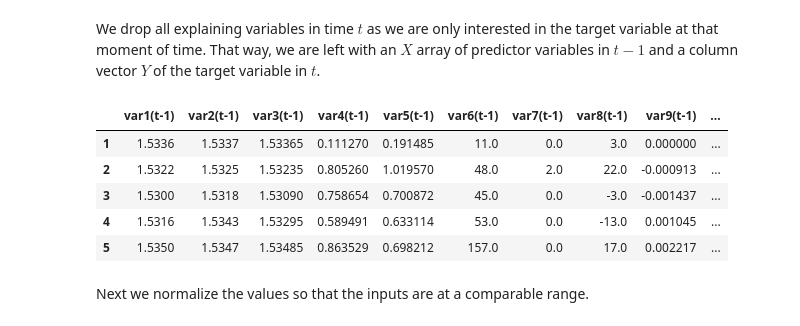
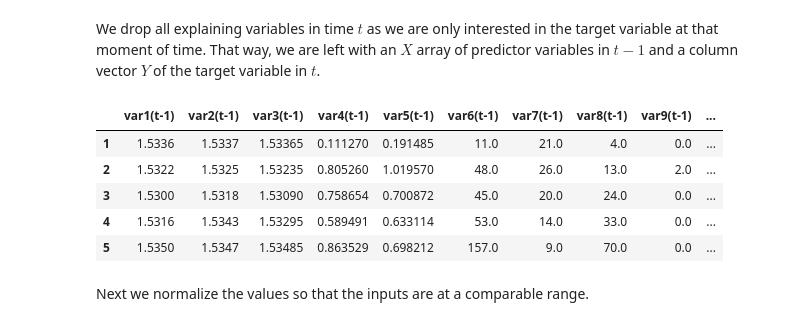
Before and after one commit to mduquem/FX-model, a Jupyter notebook: LSTM prediction model.ipynb, the cells around one changed output. Cells and saved outputs as stored; diff of their text form; code cells hidden in the pictures.

```diff
--- a/LSTM prediction model.ipynb
+++ b/LSTM prediction model.ipynb
@@ -71,7 +71,7 @@ Initially we import the dataset from a csv file and format it to fit the transfo
 
 It is important to note in it that the order flow variable is indeed correlate to the hourly change in price.
 # %%
-dataset = pd.read_csv('datos_py_3.csv', header=0, index_col=0)
+dataset = pd.read_csv('primeraEntrega/datos.csv', header=0, index_col=0)
 values = dataset.values
 values = values.astype('float32')
 dataset.describe()
@@ -102,15 +122,15 @@ reframed = series_to_supervised(values,1,1)
 # %% [markdown]
 We drop all explaining variables in time $t$ as we are only interested in the target variable at that moment of time. That way, we are left with an $X$ array of predictor variables in $t-1$ and a column vector $Y$ of the target variable in $t$.
 # %%
-reframed.drop(reframed.columns[[9,10,11,12,13,14,15,16]], axis=1, inplace=True)
+reframed.drop(reframed.columns[[11,12,13,14,15,16,17,18,19,20,21,23]], axis=1, inplace=True)
 reframed.head()
 # %% [output]
 |  | var1(t-1) | var2(t-1) | var3(t-1) | var4(t-1) | var5(t-1) | var6(t-1) | var7(t-1) | var8(t-1) | var9(t-1) | ... |
-| 1 | 1.5336 | 1.5337 | 1.53365 | 0.111270 | 0.191485 | 11.0 | 0.0 | 3.0 | 0.000000 | ... |
-| 2 | 1.5322 | 1.5325 | 1.53235 | 0.805260 | 1.019570 | 48.0 | 2.0 | 22.0 | -0.000913 | ... |
-| 3 | 1.5300 | 1.5318 | 1.53090 | 0.758654 | 0.700872 | 45.0 | 0.0 | -3.0 | -0.001437 | ... |
-| 4 | 1.5316 | 1.5343 | 1.53295 | 0.589491 | 0.633114 | 53.0 | 0.0 | -13.0 | 0.001045 | ... |
-| 5 | 1.5350 | 1.5347 | 1.53485 | 0.863529 | 0.698212 | 157.0 | 0.0 | 17.0 | 0.002217 | ... |
+| 1 | 1.5336 | 1.5337 | 1.53365 | 0.111270 | 0.191485 | 11.0 | 21.0 | 4.0 | 0.0 | ... |
+| 2 | 1.5322 | 1.5325 | 1.53235 | 0.805260 | 1.019570 | 48.0 | 26.0 | 13.0 | 2.0 | ... |
+| 3 | 1.5300 | 1.5318 | 1.53090 | 0.758654 | 0.700872 | 45.0 | 20.0 | 24.0 | 0.0 | ... |
+| 4 | 1.5316 | 1.5343 | 1.53295 | 0.589491 | 0.633114 | 53.0 | 14.0 | 33.0 | 0.0 | ... |
+| 5 | 1.5350 | 1.5347 | 1.53485 | 0.863529 | 0.698212 | 157.0 | 9.0 | 70.0 | 0.0 | ... |
 # %%
 values = reframed.values
 n_train_hours = 1007
```
Also changed, not shown: parts of 6 cells of this notebook, 8 other files.
